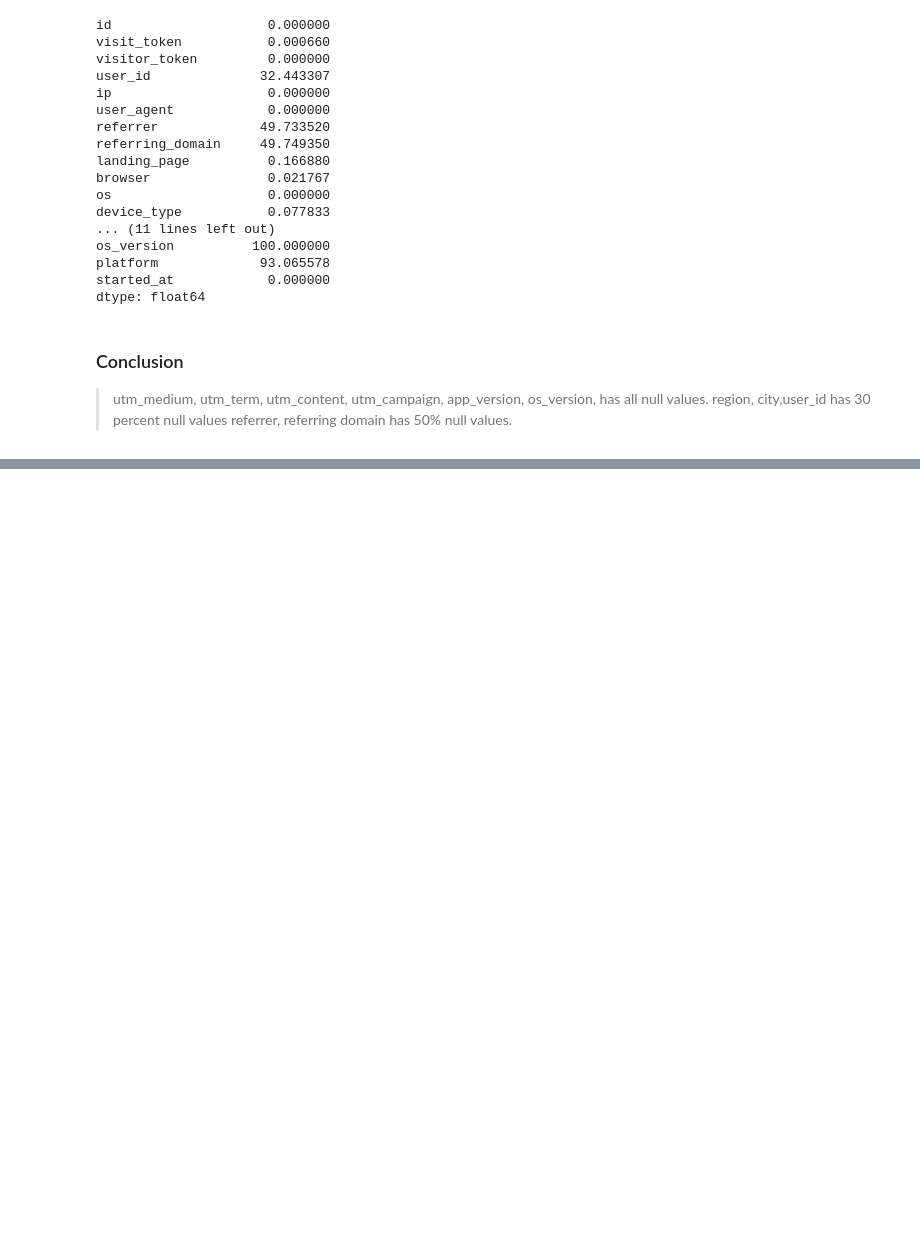
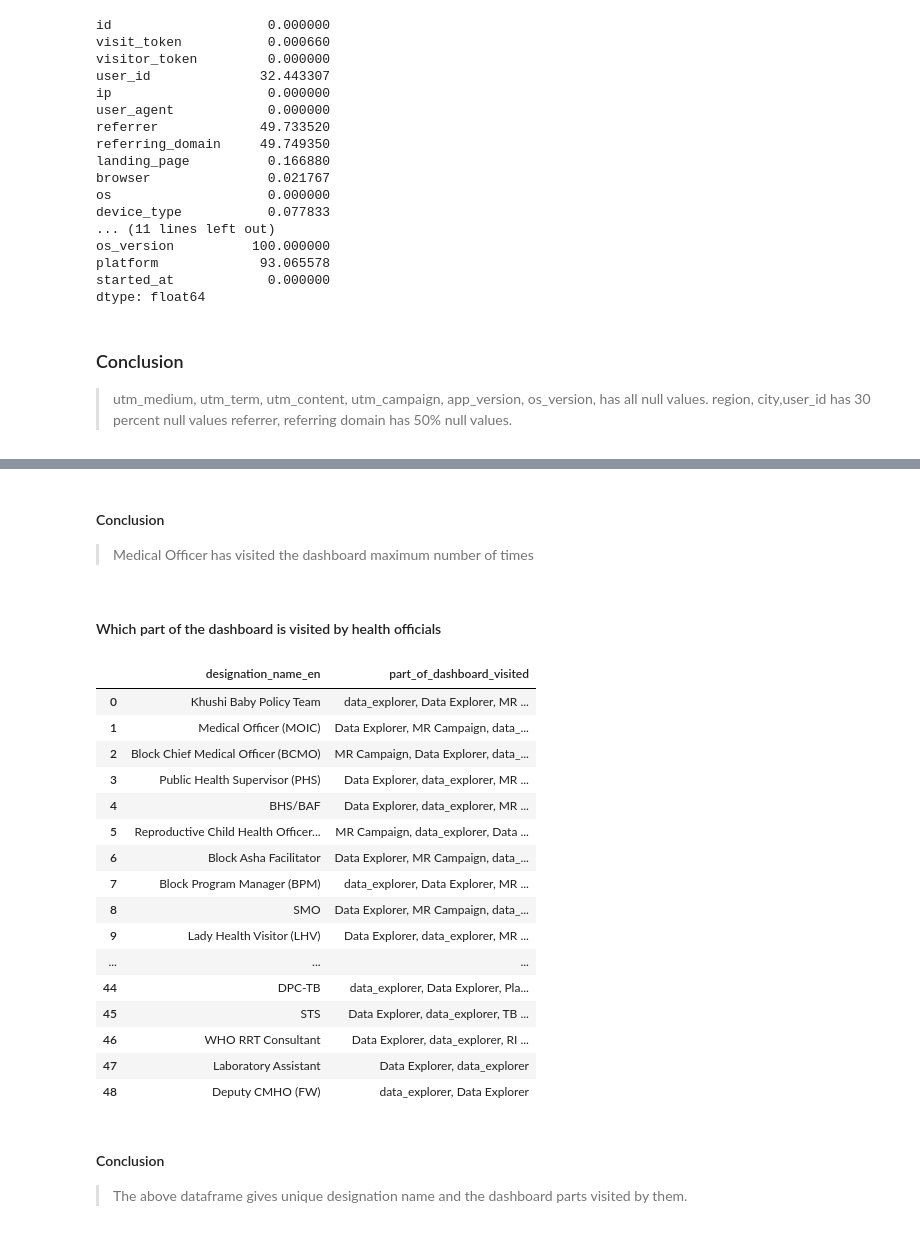
Before and after one commit to taleyahusn21/User-Engagement, a Jupyter notebook: User Engagement.ipynb, the cells around one changed output, grey strips where cells are left out. Drawn from its saved outputs; the diff is of its cells as text; code cells hidden in the pictures; blank space fills up the shorter version.

```diff
--- a/User Engagement.ipynb
+++ b/User Engagement.ipynb
@@ -97,3 +97,5 @@ Name: user_designation_id, Length: 706, dtype: float64
+# %%
+users = users.dropna(subset=['user_designation_id'])
 # %% [markdown]
 ## Conclusion from Users table-
 >1. otp_backup_codes, otp_required_for_login, consumed_timestep,otp_secret, deleted_at, room_id, unique_session_id, locked_at, unlocked_token columns doesnot has any value (approx)
@@ -212,0 +287,60 @@ dtype: float64
+# %% [markdown]
+#### Conclusion
+>Medical Officer has visited the dashboard maximum number of times
+# %% [markdown]
+#### Which part of the dashboard is visited by health officials
+# %%
+# Retrieving unique user_ids from ahoy_events table
+user_ids_from_events = ahoy_events['user_id'].unique()
+
+# Creating a list to store the results
+results_part = []
+
+# Iterating over each user_id and append the corresponding designation info to the results list
+for user_id_from_events in user_ids_from_events:
+    user_designation_ids = users.loc[users['id'] == user_id_from_events, 'user_designation_id'].unique()
+
+    for user_designation_id in user_designation_ids:
+        designation_info = user_designations.loc[user_designations['id'] == user_designation_id]
+        designation_name_en = designation_info['name_en'].iloc[0]
+
+        names = ahoy_events.loc[ahoy_events['user_id'] == user_id_from_events, 'name'].unique()
+
+        results_part.append({ 'designation_name_en': designation_name_en, 'names': names})
+
+result_part_df = pd.DataFrame(results_part)
+# %%
+# Extracting unique 'designation_name_en' values
+unique_designations = result_part_df['designation_name_en'].unique()
+final_results = []
+# Iterating over each unique 'designation_name_en' and print the combined 'names' column
+for designation_name_en in unique_designations:
+    filtered_df = result_part_df[result_part_df['designation_name_en'] == designation_name_en]
+
+    combined_names = ', '.join(map(str, filtered_df['names'].iloc[0]))
+
+    final_results.append({'designation_name_en': designation_name_en, 'part_of_dashboard_visited': combined_names})
+
+final_result_df = pd.DataFrame(final_results)
+final_result_df
+# %% [output]
+|  | designation_name_en | part_of_dashboard_visited |
+| 0 | Khushi Baby Policy Team | data_explorer, Data Explorer, MR ... |
+| 1 | Medical Officer (MOIC) | Data Explorer, MR Campaign, data_... |
+| 2 | Block Chief Medical Officer (BCMO) | MR Campaign, Data Explorer, data_... |
+| 3 | Public Health Supervisor (PHS) | Data Explorer, data_explorer, MR ... |
+| 4 | BHS/BAF | Data Explorer, data_explorer, MR ... |
+| 5 | Reproductive Child Health Officer... | MR Campaign, data_explorer, Data ... |
+| 6 | Block Asha Facilitator | Data Explorer, MR Campaign, data_... |
+| 7 | Block Program Manager (BPM) | data_explorer, Data Explorer, MR ... |
+| 8 | SMO | Data Explorer, MR Campaign, data_... |
+| 9 | Lady Health Visitor (LHV) | Data Explorer, data_explorer, MR ... |
+| ... | ... | ... |
+| 44 | DPC-TB | data_explorer, Data Explorer, Pla... |
+| 45 | STS | Data Explorer, data_explorer, TB ... |
+| 46 | WHO RRT Consultant | Data Explorer, data_explorer, RI ... |
+| 47 | Laboratory Assistant | Data Explorer, data_explorer |
+| 48 | Deputy CMHO (FW) | data_explorer, Data Explorer |
+# %% [markdown]
+#### Conclusion
+>The above dataframe gives unique designation name and the dashboard parts visited by them.
```
Also changed, not shown: parts of 8 cells of this notebook.
